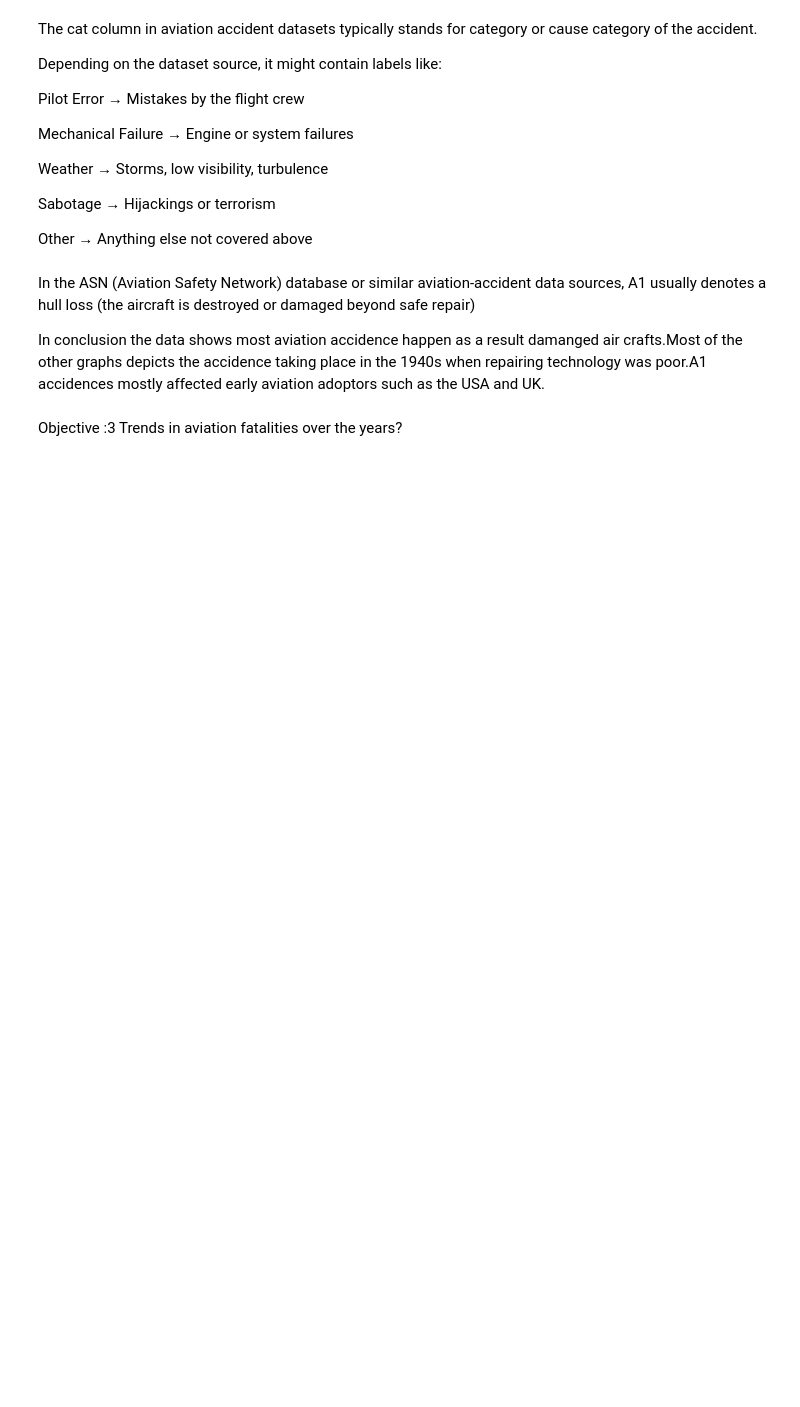
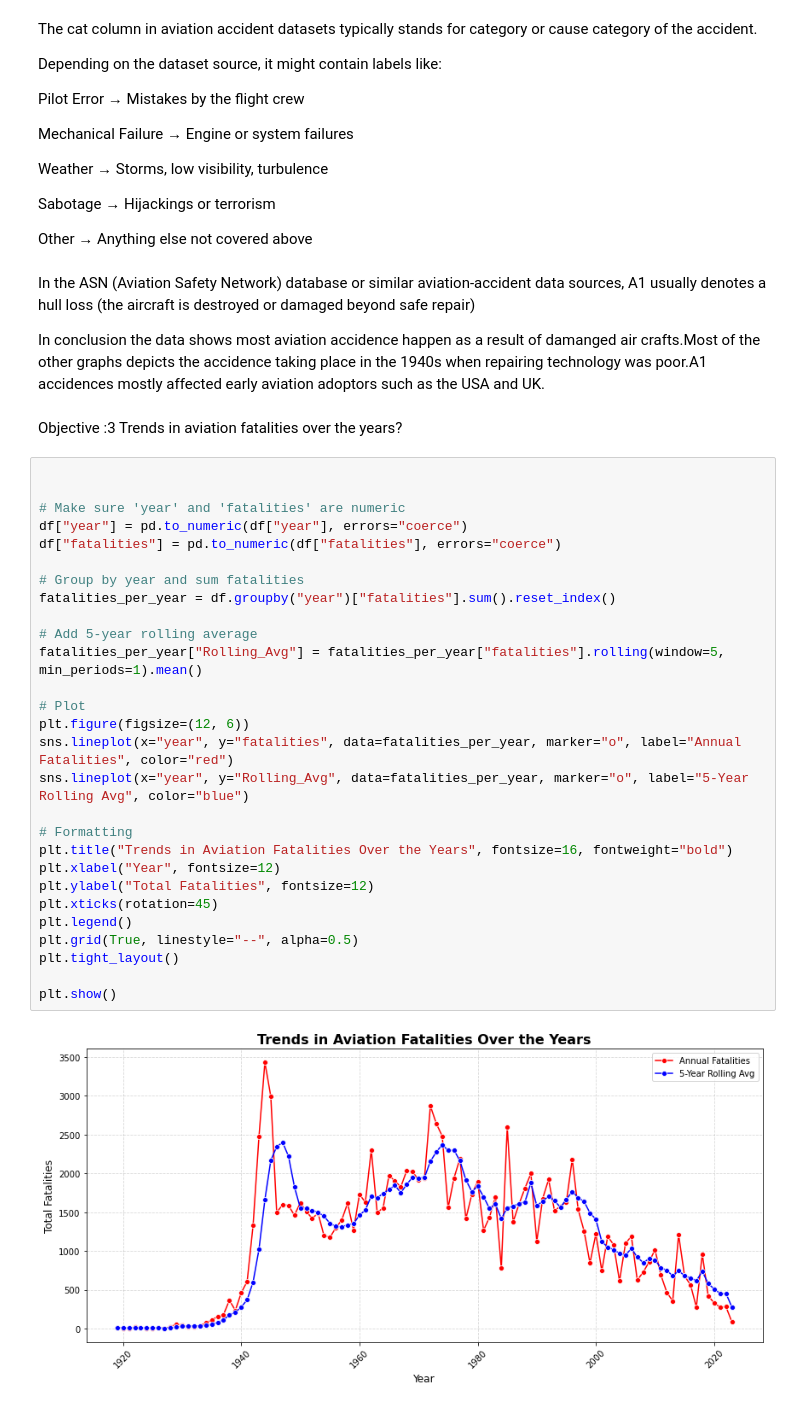
Before and after one commit to benardkariuki/aviation-analysis, a Jupyter notebook: index.ipynb, the cells around one changed output. Saved outputs shown, nothing was run; the diff lists cells and outputs as text; blank space fills up the shorter version.

Commit message:
trends in aviation fatalities over the years

```diff
--- a/index.ipynb
+++ b/index.ipynb
@@ -324,6 +324,36 @@ Other → Anything else not covered above
 # %% [markdown]
 In the ASN (Aviation Safety Network) database or similar aviation‐accident data sources, A1 usually denotes a hull loss (the aircraft is destroyed or damaged beyond safe repair)
 
-In conclusion the data shows most aviation accidence happen as a result damanged air crafts.Most of the other graphs depicts the accidence taking place in the 1940s when repairing technology was poor.A1 accidences mostly affected early aviation adoptors such as the USA  and UK.
+In conclusion the data shows most aviation accidence happen as a result of damanged air crafts.Most of the other graphs depicts the accidence taking place in the 1940s when repairing technology was poor.A1 accidences mostly affected early aviation adoptors such as the USA  and UK.
 # %% [markdown]
 Objective :3 Trends in aviation fatalities over the years?
+# %%
+
+
+# Make sure 'year' and 'fatalities' are numeric
+df["year"] = pd.to_numeric(df["year"], errors="coerce")
+df["fatalities"] = pd.to_numeric(df["fatalities"], errors="coerce")
+
+# Group by year and sum fatalities
+fatalities_per_year = df.groupby("year")["fatalities"].sum().reset_index()
+
+# Add 5-year rolling average
+fatalities_per_year["Rolling_Avg"] = fatalities_per_year["fatalities"].rolling(window=5, min_periods=1).mean()
+
+# Plot
+plt.figure(figsize=(12, 6))
+sns.lineplot(x="year", y="fatalities", data=fatalities_per_year, marker="o", label="Annual Fatalities", color="red")
+sns.lineplot(x="year", y="Rolling_Avg", data=fatalities_per_year, marker="o", label="5-Year Rolling Avg", color="blue")
+
+# Formatting
+plt.title("Trends in Aviation Fatalities Over the Years", fontsize=16, fontweight="bold")
+plt.xlabel("Year", fontsize=12)
+plt.ylabel("Total Fatalities", fontsize=12)
+plt.xticks(rotation=45)
+plt.legend()
+plt.grid(True, linestyle="--", alpha=0.5)
+plt.tight_layout()
+
+plt.show()
+# %% [output]
+[figure, added]
```
Also changed, not shown: parts of 1 cell of this notebook.
